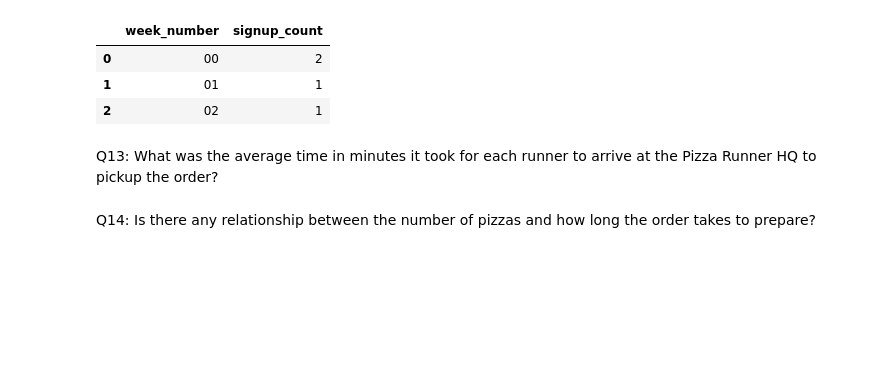
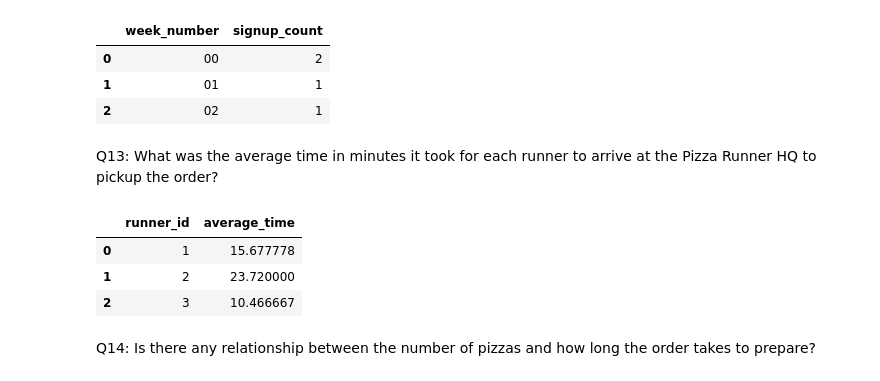
Before and after one commit to 20100215/8_Week_SQL_Challenge, a Jupyter notebook: Week 2 (Pizza Runner)/week2.ipynb, the cells around one changed output. Saved outputs shown, nothing was run; the diff lists cells and outputs as text; code cells hidden in the pictures; blank space fills up the shorter version.

```diff
--- a/Week 2 (Pizza Runner)/week2.ipynb
+++ b/Week 2 (Pizza Runner)/week2.ipynb
@@ -443,6 +443,25 @@ query("""
 | 2 | 02 | 1 |
 # %% [markdown]
 Q13: What was the average time in minutes it took for each runner to arrive at the Pizza Runner HQ to pickup the order?
+# %%
+query("""
+    SELECT
+        ro.runner_id,
+        AVG((JULIANDAY(ro.pickup_time) - JULIANDAY(co.order_time)) * 24 * 60) AS average_time
+    FROM
+        customer_orders_clean co
+        INNER JOIN runner_orders_clean ro
+            ON co.order_id = ro.order_id
+    WHERE
+        ro.distance IS NOT NULL
+    GROUP BY
+        ro.runner_id
+""")
+# %% [output]
+|  | runner_id | average_time |
+| 0 | 1 | 15.677778 |
+| 1 | 2 | 23.720000 |
+| 2 | 3 | 10.466667 |
 # %% [markdown]
 Q14: Is there any relationship between the number of pizzas and how long the order takes to prepare?
 # %% [markdown]
```
